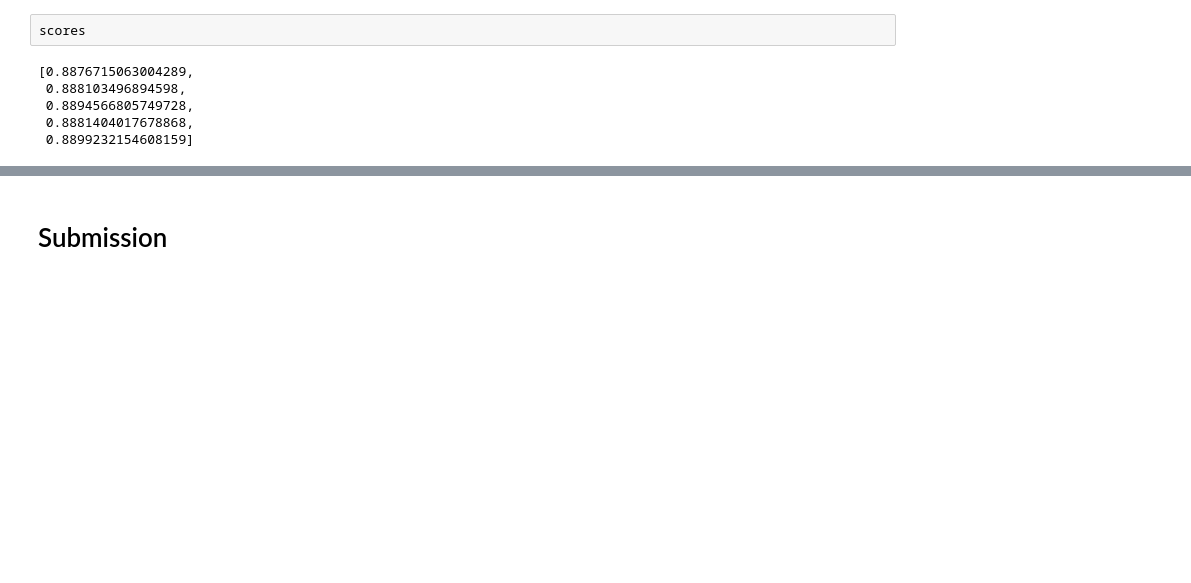
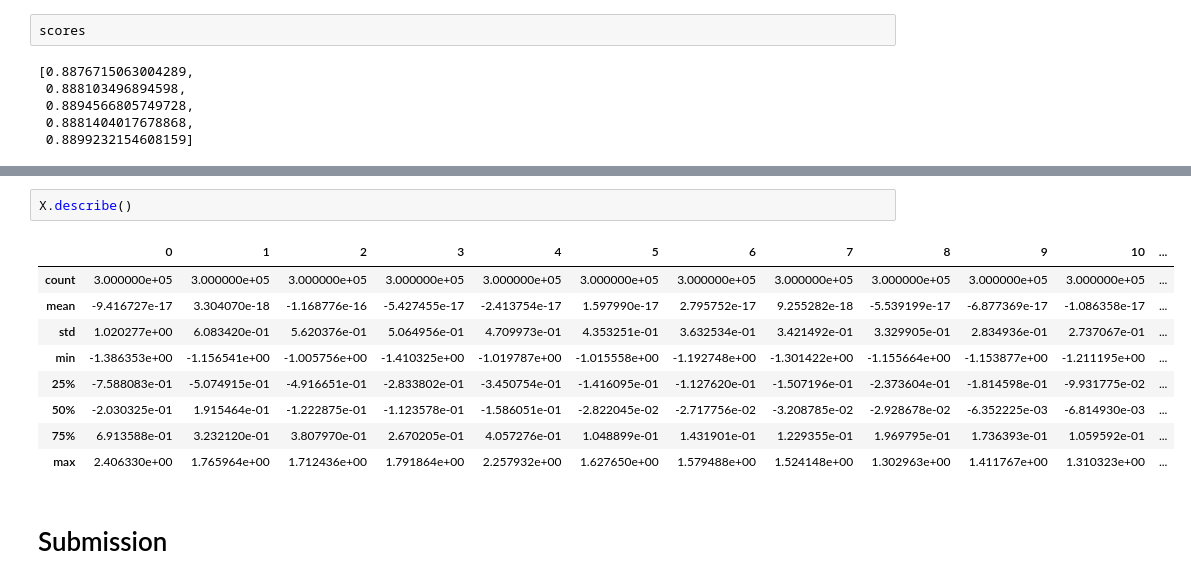
Before and after one commit to Roudranil/competitions, a Jupyter notebook: tps_march_part_2.ipynb, the cells around one changed output, grey strips where cells are left out. Drawn from its saved outputs; the diff is of its cells as text; blank space fills up the shorter version.

```diff
--- a/tps_march_part_2.ipynb
+++ b/tps_march_part_2.ipynb
@@ -112,3 +149,15 @@ LGBMClassifier(boosting_type='gbdt', class_weight=None, colsample_bytree=1.0,
+# %%
+X.describe()
+# %% [output]
+|  | 0 | 1 | 2 | 3 | 4 | 5 | 6 | 7 | 8 | 9 | 10 | ... |
+| count | 3.000000e+05 | 3.000000e+05 | 3.000000e+05 | 3.000000e+05 | 3.000000e+05 | 3.000000e+05 | 3.000000e+05 | 3.000000e+05 | 3.000000e+05 | 3.000000e+05 | 3.000000e+05 | ... |
+| mean | -9.416727e-17 | 3.304070e-18 | -1.168776e-16 | -5.427455e-17 | -2.413754e-17 | 1.597990e-17 | 2.795752e-17 | 9.255282e-18 | -5.539199e-17 | -6.877369e-17 | -1.086358e-17 | ... |
+| std | 1.020277e+00 | 6.083420e-01 | 5.620376e-01 | 5.064956e-01 | 4.709973e-01 | 4.353251e-01 | 3.632534e-01 | 3.421492e-01 | 3.329905e-01 | 2.834936e-01 | 2.737067e-01 | ... |
+| min | -1.386353e+00 | -1.156541e+00 | -1.005756e+00 | -1.410325e+00 | -1.019787e+00 | -1.015558e+00 | -1.192748e+00 | -1.301422e+00 | -1.155664e+00 | -1.153877e+00 | -1.211195e+00 | ... |
+| 25% | -7.588083e-01 | -5.074915e-01 | -4.916651e-01 | -2.833802e-01 | -3.450754e-01 | -1.416095e-01 | -1.127620e-01 | -1.507196e-01 | -2.373604e-01 | -1.814598e-01 | -9.931775e-02 | ... |
+| 50% | -2.030325e-01 | 1.915464e-01 | -1.222875e-01 | -1.123578e-01 | -1.586051e-01 | -2.822045e-02 | -2.717756e-02 | -3.208785e-02 | -2.928678e-02 | -6.352225e-03 | -6.814930e-03 | ... |
+| 75% | 6.913588e-01 | 3.232120e-01 | 3.807970e-01 | 2.670205e-01 | 4.057276e-01 | 1.048899e-01 | 1.431901e-01 | 1.229355e-01 | 1.969795e-01 | 1.736393e-01 | 1.059592e-01 | ... |
+| max | 2.406330e+00 | 1.765964e+00 | 1.712436e+00 | 1.791864e+00 | 2.257932e+00 | 1.627650e+00 | 1.579488e+00 | 1.524148e+00 | 1.302963e+00 | 1.411767e+00 | 1.310323e+00 | ... |
 # %% [markdown]
 # Submission
 # %%
```
Also changed, not shown: parts of 10 cells of this notebook.
